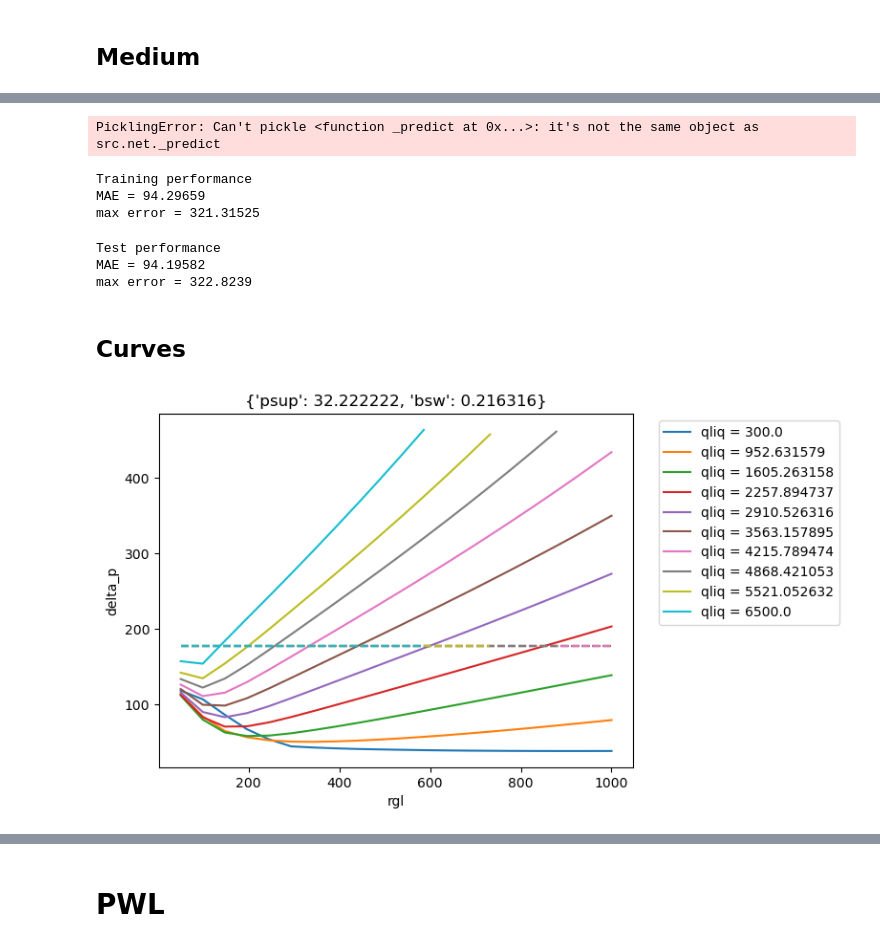
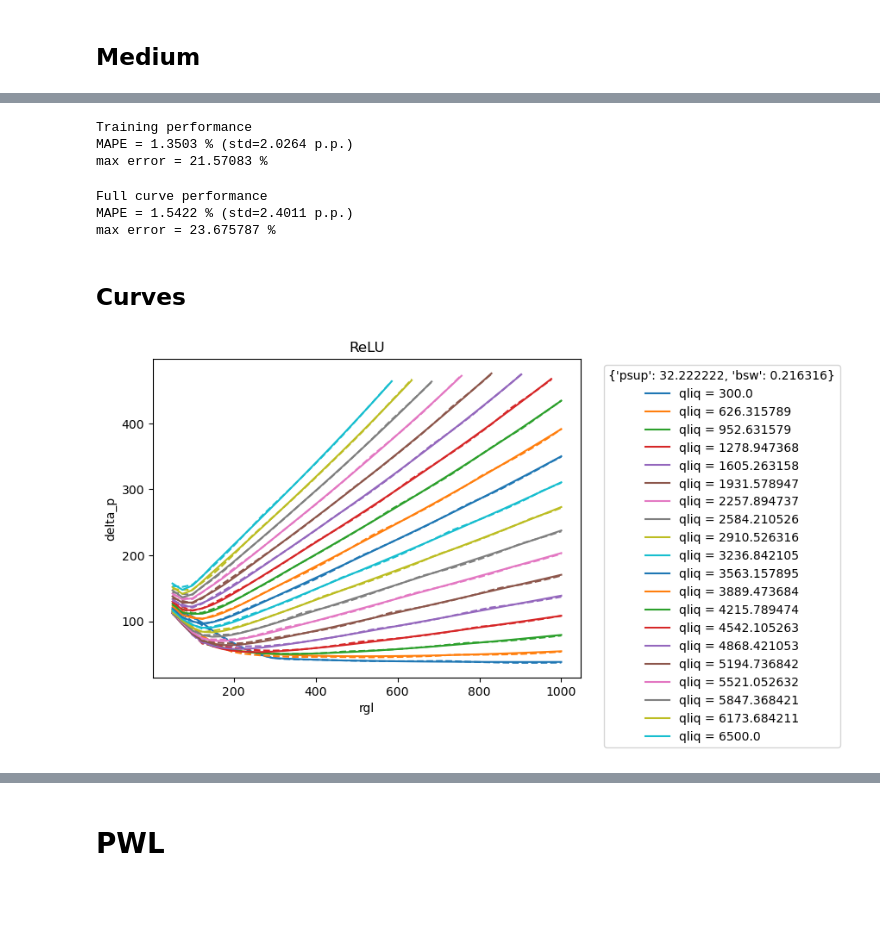
Before and after one commit to brunompacheco/relu-or-pwl, a Jupyter notebook: main.ipynb, the cells around one changed output, grey strips where cells are left out. Drawn from its saved outputs; the diff is of its cells as text; code cells hidden in the pictures; blank space fills up the shorter version.

Commit message:
change evaluation from MAE to MAPE

```diff
--- a/main.ipynb
+++ b/main.ipynb
@@ -53,0 +57,5 @@ WARNING:jax._src.lib.xla_bridge:No GPU/TPU found, falling back to CPU. (Set TF_C
+# %%
+with open('medium_nn_hp_tuning_results.pkl', 'rb') as f:
+    hp_results = pickle.load(f)
+
+len(hp_results)
@@ -85,6 +113,0 @@ max error = 323.05103
-# %%
-import pickle
-with open('test.pkl', 'wb') as f:
-    pickle.dump(net, f)
-# %% [output]
-PicklingError: Can't pickle <function _predict at 0x...>: it's not the same object as src.net._predict
@@ -91,49 +116,54 @@ PicklingError: Can't pickle <function _predict at 0x...>: it's not the same obje
+# %%
+net = NeuralNetwork.load('models/medium_nn.pkl')
 # %%
-y_hat = predict(X_train)
+y_hat = net.predict(X_train)
 
 df_train['delta_p_hat'] = y_hat
 
-err = y_hat[:,0] - df_train['delta_p'].values
+y = df_train['delta_p'].values
+percentage_error = 100*(y_hat[:,0] - y) / y
 
 print('Training performance')
-print('MAE =', np.abs(err).mean())
-print('max error =', np.abs(err).max())
+print(f'MAPE = {np.abs(percentage_error).mean():.4f} % (std={np.abs(percentage_error).std():.4f} p.p.)')
+print('max error =', np.abs(percentage_error).max(),'%')
 # %% [output]
 Training performance
-MAE = 94.29659
-max error = 321.31525
+MAPE = 1.3503 % (std=2.0264 p.p.)
+max error = 21.57083 %
 # %%
-y_hat = predict(X_test)
+y_hat = net.predict(X)
 
-df_test['delta_p_hat'] = y_hat
+df_riser['delta_p_hat'] = y_hat
 
-err = y_hat[:,0] - df_test['delta_p'].values
+y = df_riser['delta_p'].values
+percentage_error = 100*(y_hat[:,0] - y) / y
 
-print('Test performance')
-print('MAE =', np.abs(err).mean())
-print('max error =', np.abs(err).max())
+print('Full curve performance')
+print(f'MAPE = {np.abs(percentage_error).mean():.4f} % (std={np.abs(percentage_error).std():.4f} p.p.)')
+print('max error =', np.abs(percentage_error).max(),'%')
 # %% [output]
-Test performance
-MAE = 94.19582
-max error = 322.8239
+Full curve performance
+MAPE = 1.5422 % (std=2.4011 p.p.)
+max error = 23.675787 %
 # %% [markdown]
 ## Curves
 # %%
 fixed_point = {
     'psup': 32.222222,
     'bsw': 0.216316,
 }
 
-df_ = df_train[(df_train['psup'] == fixed_point['psup']) & (df_train['bsw'] == fixed_point['bsw'])]
+df_ = df_riser[(df_riser['psup'] == fixed_point['psup']) & (df_riser['bsw'] == fixed_point['bsw'])]
 
 for val in df_['qliq'].unique():
     df__ = df_[df_['qliq'] == val]
     p = plt.plot(df__['rgl'], df__['delta_p'], label=f"qliq = {val}")
     plt.plot(df__['rgl'], df__['delta_p_hat'], '--', color=p[0].get_color())
 plt.xlabel('rgl')
 plt.ylabel('delta_p')
 plt.title(fixed_point)
-plt.legend(bbox_to_anchor=(1.04, 1), loc="upper left")
+plt.title('ReLU')
+plt.legend(title=fixed_point, bbox_to_anchor=(1.04, 1), loc="upper left")
 plt.show()
 # %% [output]
-[figure, old version]
+[figure, new version]
```
Also changed, not shown: parts of 22 cells of this notebook.
